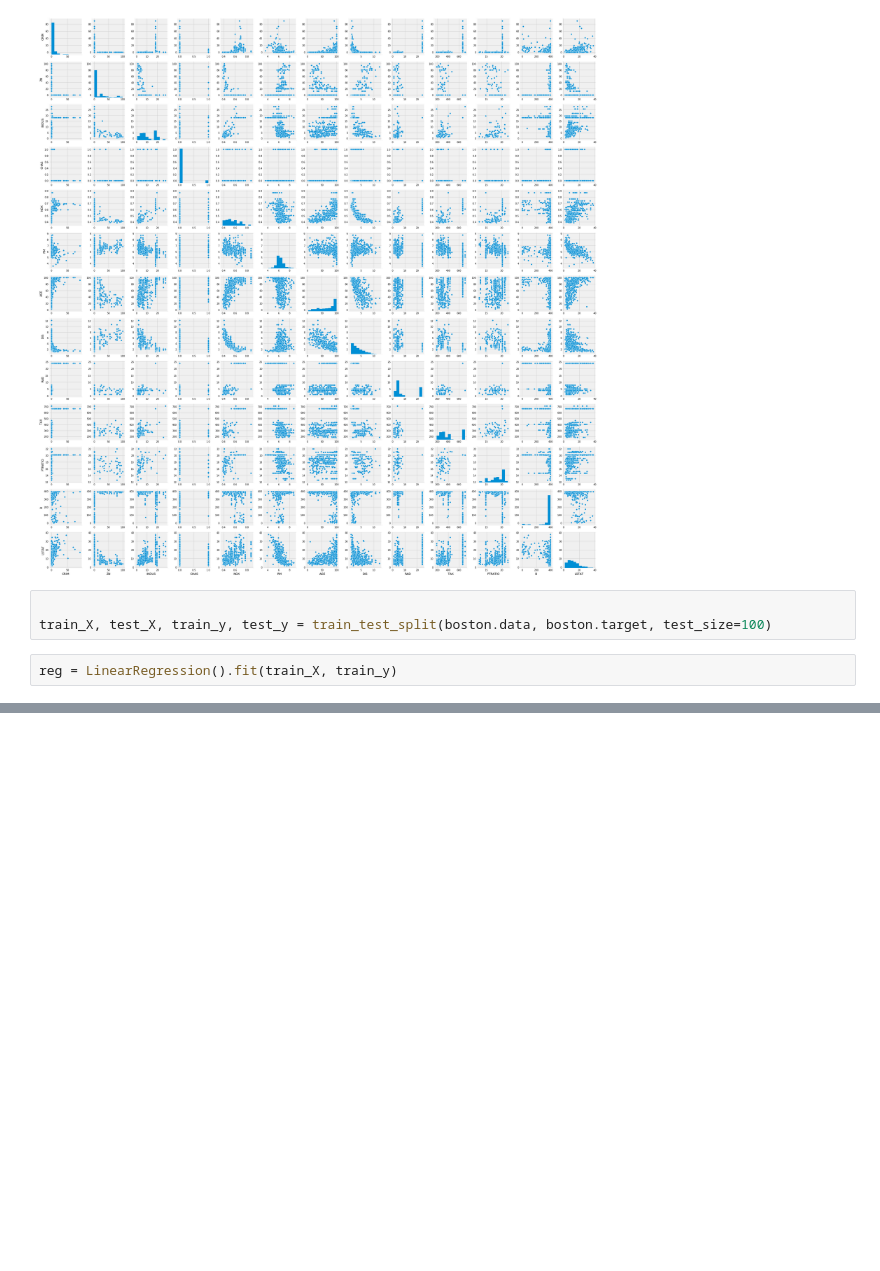
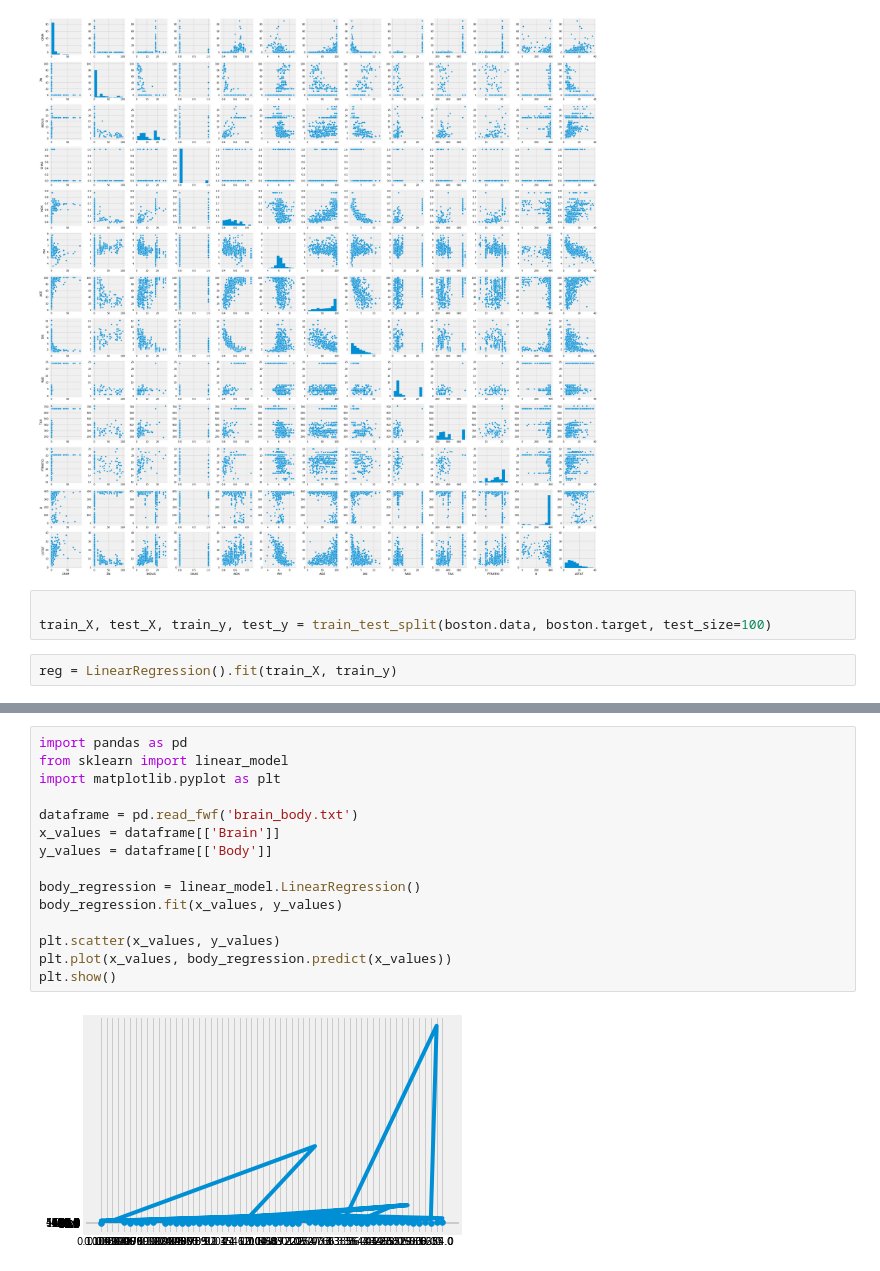
Before and after one commit to sethbunke/MachineLearningAlgorithmsFromScratch, a Jupyter notebook: GraphsLinearRegressionAndOthers.ipynb, the cells around one changed output, grey strips where cells are left out. Cells and saved outputs as stored; diff of their text form; blank space fills up the shorter version.

Commit message:
graph body

```diff
--- a/GraphsLinearRegressionAndOthers.ipynb
+++ b/GraphsLinearRegressionAndOthers.ipynb
@@ -64,0 +66,17 @@ graph_linear_regression_line(reg, test_X, test_y, "Fit Line", "Linear Regression
+# %%
+import pandas as pd
+from sklearn import linear_model
+import matplotlib.pyplot as plt
+
+dataframe = pd.read_fwf('brain_body.txt')
+x_values = dataframe[['Brain']]
+y_values = dataframe[['Body']]
+
+body_regression = linear_model.LinearRegression()
+body_regression.fit(x_values, y_values)
+
+plt.scatter(x_values, y_values)
+plt.plot(x_values, body_regression.predict(x_values))
+plt.show()
+# %% [output]
+[figure, added]
```
Also changed, not shown: parts of 5 cells of this notebook.
